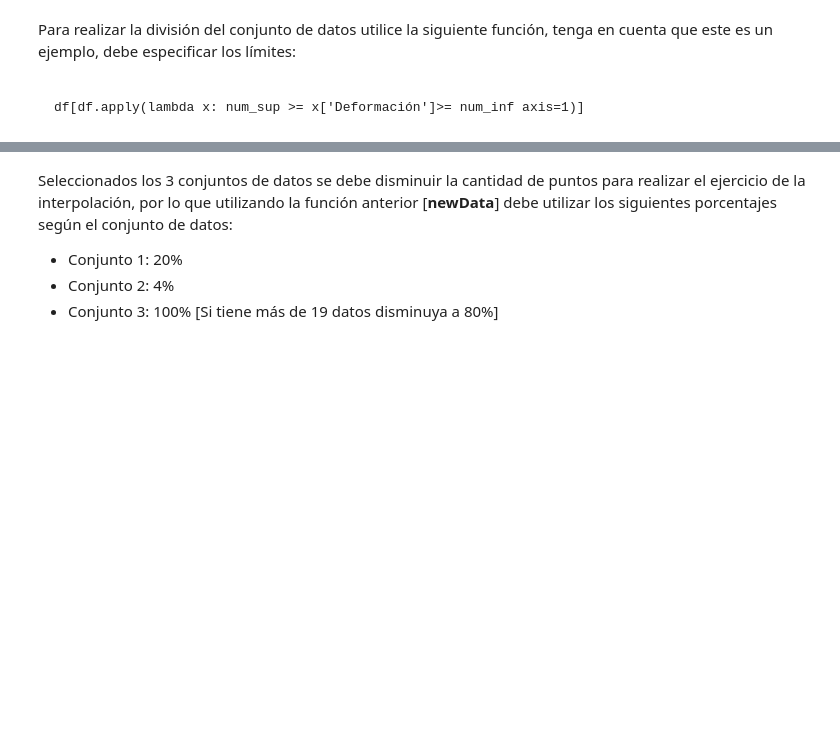
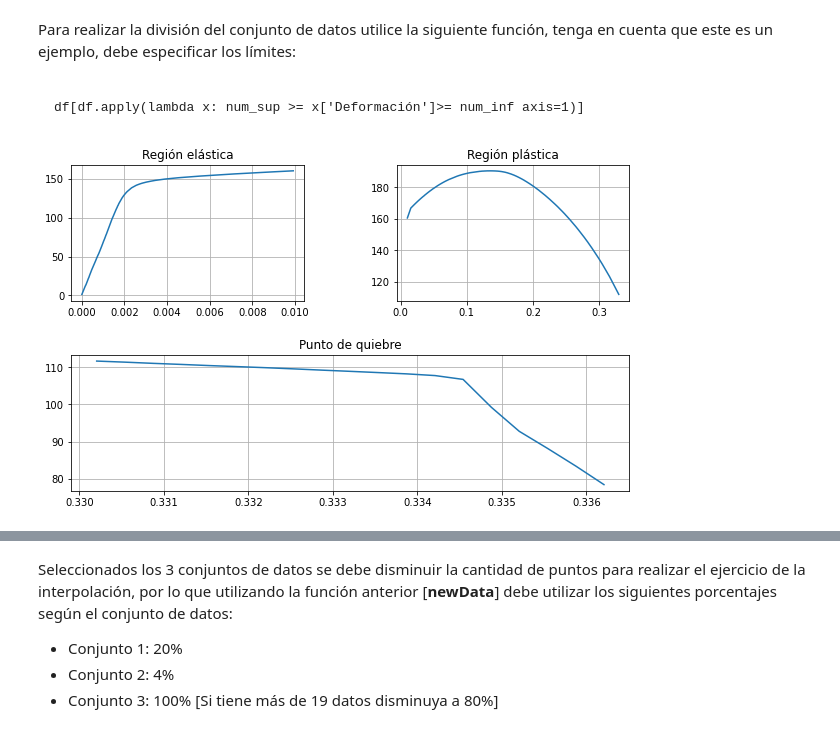
Before and after one commit to adazaa21/a_dazaa_2_HC, a Jupyter notebook: Taller_1.ipynb, the cells around one changed output, grey strips where cells are left out. Saved outputs shown, nothing was run; the diff lists cells and outputs as text; code cells hidden in the pictures; blank space fills up the shorter version.

```diff
--- a/Taller_1.ipynb
+++ b/Taller_1.ipynb
@@ -345,0 +347,51 @@ df[df.apply(lambda x: num_sup >= x['Deformación']>= num_inf axis=1)]
+# %%
+# Conjuntos de datos
+def dividir_conjunto(df, rango_min_A, rango_max_A, rango_min_B, rango_max_B, rango_min_C, rango_max_C  ):
+
+    f_1 = df[df.apply(lambda x: rango_min_A < x['Deformación (mm/mm)'] < rango_max_A, axis=1)]
+    f_2 = df[df.apply(lambda x: rango_min_B < x['Deformación (mm/mm)'] < rango_max_B, axis=1)]
+    f_3 = df[df.apply(lambda x: rango_min_C < x['Deformación (mm/mm)'] < rango_max_C, axis=1)]
+
+    return (f_1, f_2, f_3)
+
+rango_min_A = 0
+rango_max_A = 0.01
+rango_min_B = rango_max_A
+rango_max_B = 0.33
+rango_min_C = rango_max_B
+rango_max_C = 0.33652999999999994
+
+f_1, f_2, f_3 = dividir_conjunto(df, rango_min_A, rango_max_A, rango_min_B, rango_max_B, rango_min_C, rango_max_C,)
+
+#Ahora se aplicará una interpolación para cada
+# %%
+# Subplot (1x3) de cada tramo
+
+import matplotlib.gridspec as gridspec
+
+# Crear una cuadrícula de subgráficos 2x2
+gs = gridspec.GridSpec(2, 2)
+
+# Crear una figura
+plt.figure(figsize=(10, 6))  # Ajustar el tamaño de la figura
+plt.subplots_adjust(wspace=0.4, hspace=0.4)
+
+# Subtrama en la fila 0, columna 0
+ax = plt.subplot(gs[0, 0])
+ax.plot(f_1['Deformación (mm/mm)'], f_1['Esfuerzo (MPa)'])  # Datos en el eje X y eje Y
+ax.set_title('Región elástica')
+ax.grid(True)
+# Subtrama en la fila 0, columna 1
+ax = plt.subplot(gs[0, 1])
+ax.plot(f_2['Deformación (mm/mm)'], f_2['Esfuerzo (MPa)'])  # Datos en el eje X y eje Y
+ax.set_title('Región plástica')
+ax.grid(True)
+# Subtrama en la fila 1, que abarca todas las columnas
+ax = plt.subplot(gs[1, :])
+ax.plot(f_3['Deformación (mm/mm)'], f_3['Esfuerzo (MPa)'])  # Datos en el eje X y eje Y
+ax.set_title('Punto de quiebre')
+ax.grid(True)
+# Mostrar la figura
+plt.show()
+# %% [output]
+[figure, added]
```
Also changed, not shown: parts of 10 cells of this notebook.
